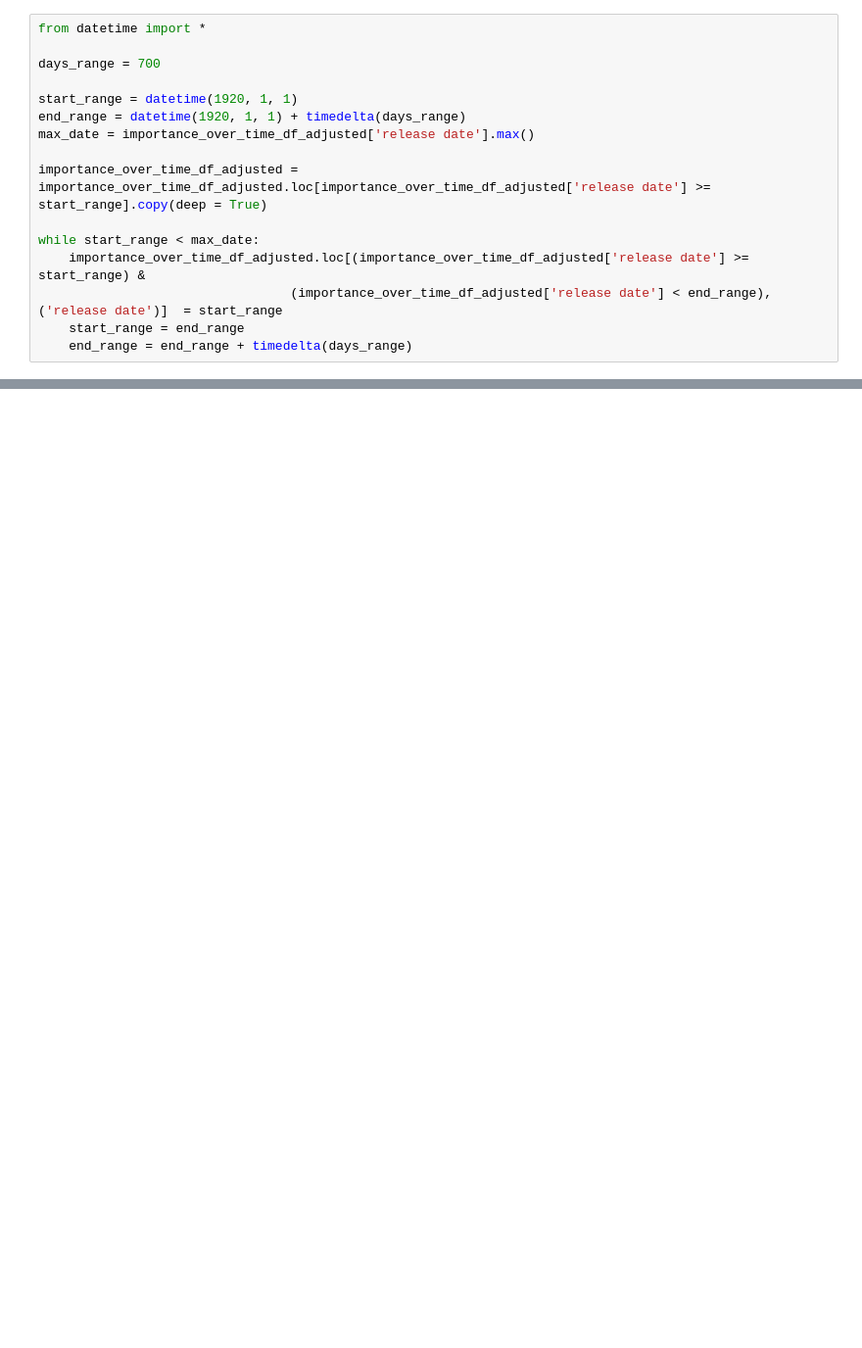
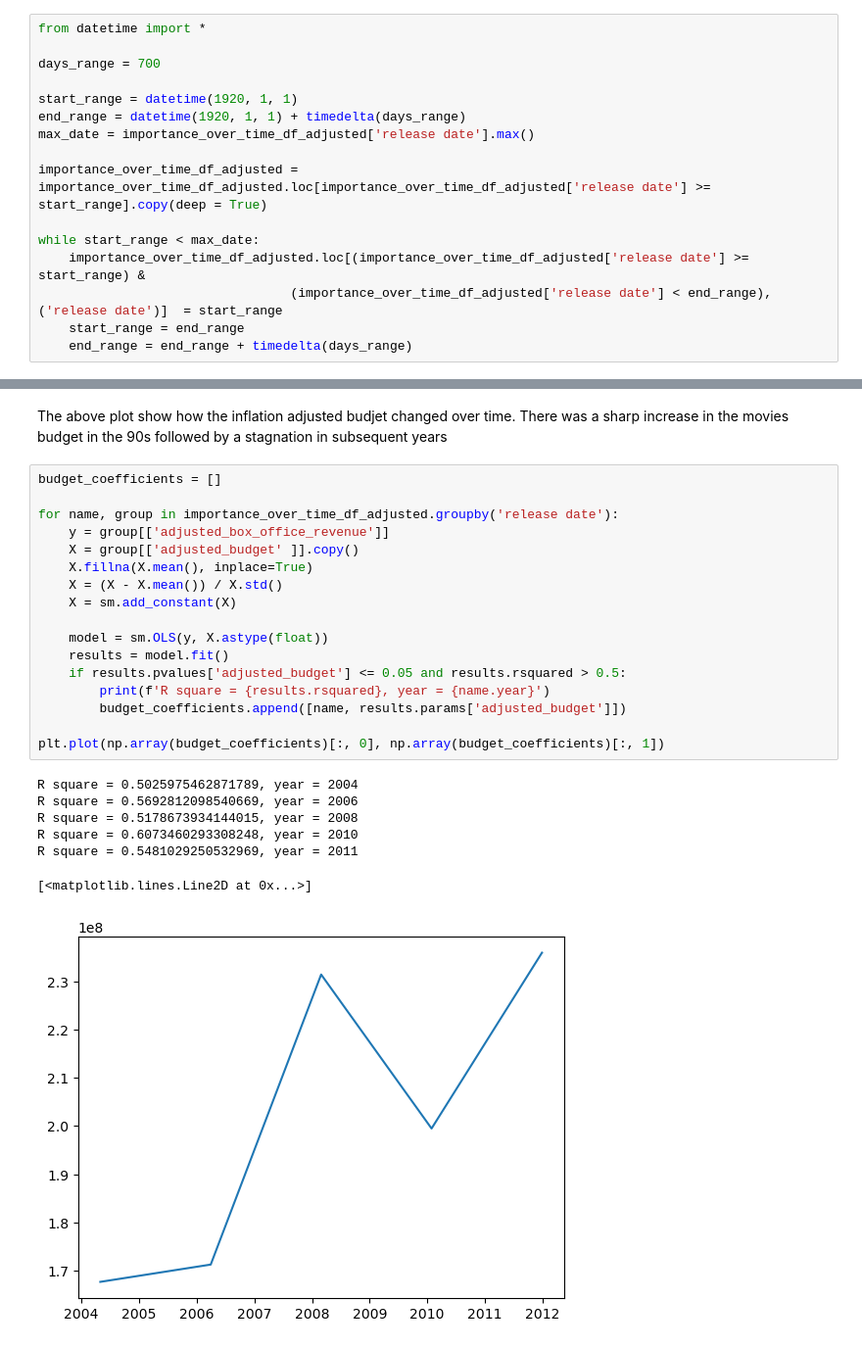
Before and after one commit to epfl-ada/ada-2023-project-msosm, a Jupyter notebook: main.ipynb, the cells around one changed output, grey strips where cells are left out. Shown at 98% size. Drawn from its saved outputs; the diff is of its cells as text; blank space fills up the shorter version.

```diff
--- a/main.ipynb
+++ b/main.ipynb
@@ -635 +636,28 @@ Index(['wiki id', 'free base id', 'name', 'release date', 'box office revenue',
       dtype='object')
+# %% [markdown]
+The above plot show how the inflation adjusted budjet changed over time. There was a sharp increase in the movies budget in the 90s followed by a stagnation in subsequent years
+# %%
+budget_coefficients = []
+
+for name, group in importance_over_time_df_adjusted.groupby('release date'):
+    y = group[['adjusted_box_office_revenue']]
+    X = group[['adjusted_budget' ]].copy()
+    X.fillna(X.mean(), inplace=True)
+    X = (X - X.mean()) / X.std()
+    X = sm.add_constant(X)
+
+    model = sm.OLS(y, X.astype(float))
+    results = model.fit()
+    if results.pvalues['adjusted_budget'] <= 0.05 and results.rsquared > 0.5:
+        print(f'R square = {results.rsquared}, year = {name.year}')
+        budget_coefficients.append([name, results.params['adjusted_budget']])
+
+plt.plot(np.array(budget_coefficients)[:, 0], np.array(budget_coefficients)[:, 1])
+# %% [output]
+R square = 0.5025975462871789, year = 2004
+R square = 0.5692812098540669, year = 2006
+R square = 0.5178673934144015, year = 2008
+R square = 0.6073460293308248, year = 2010
+R square = 0.5481029250532969, year = 2011
+[<matplotlib.lines.Line2D at 0x...>]
+[figure, added]
```
Also changed, not shown: parts of 10 cells of this notebook.
